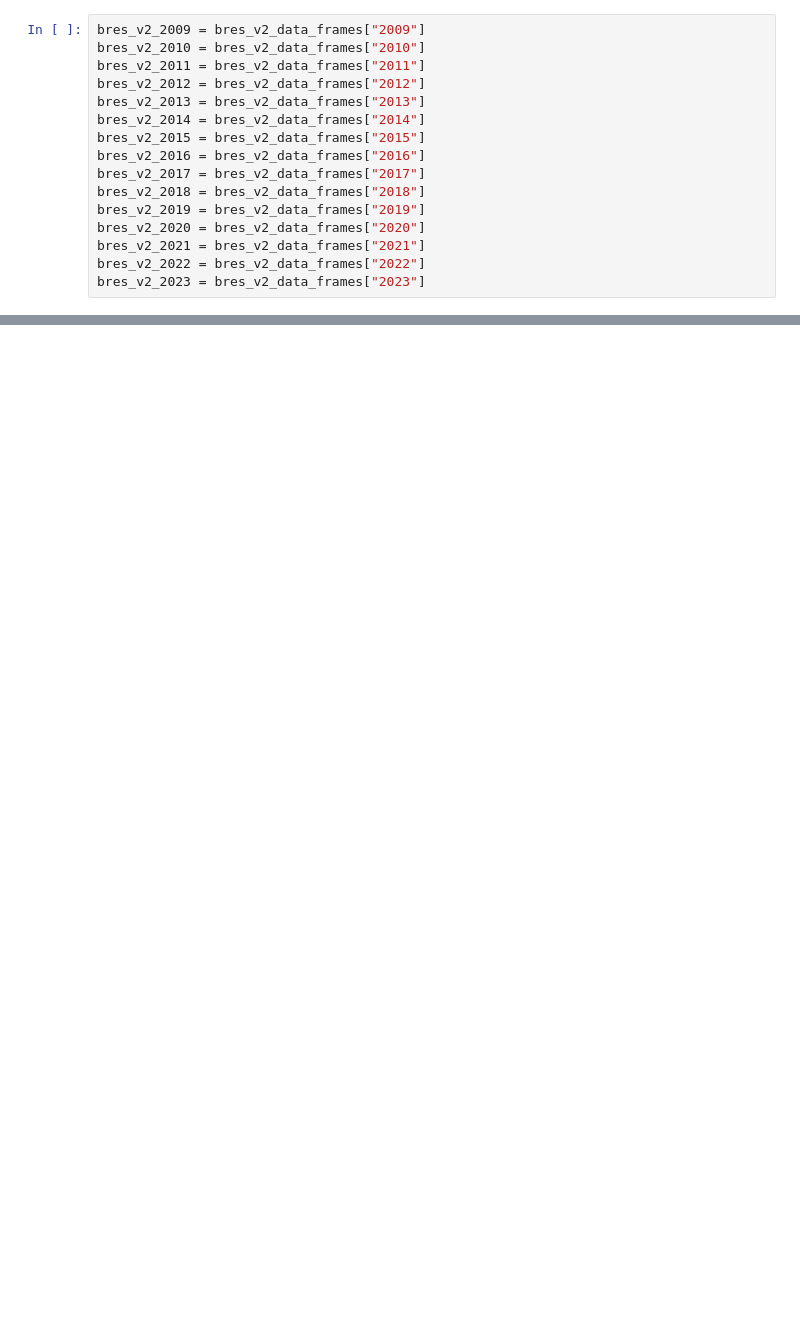
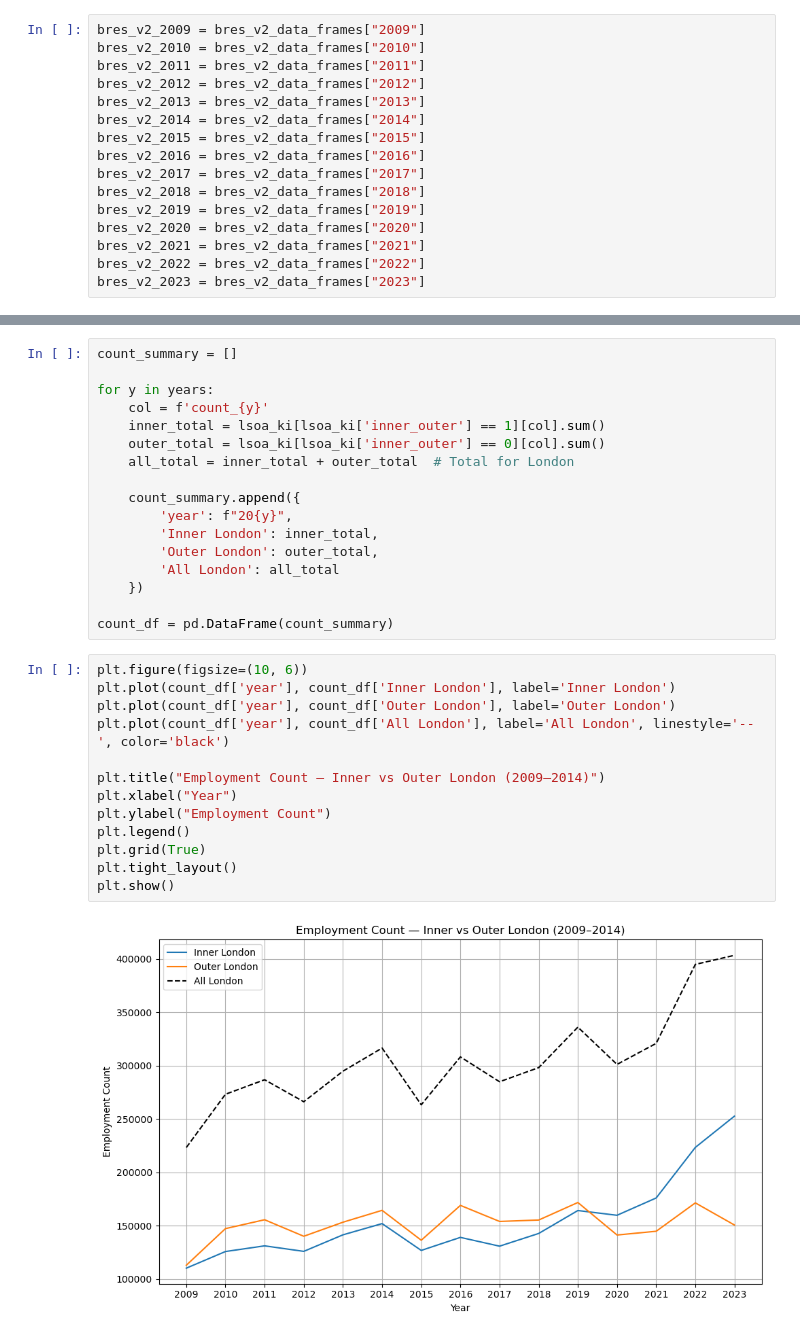
Before and after one commit to hanxiang270/Dissertation, a Jupyter notebook: Notebook_V2.ipynb, the cells around one changed output, grey strips where cells are left out. Cells and saved outputs as stored; diff of their text form; blank space fills up the shorter version.

```diff
--- a/Notebook_V2.ipynb
+++ b/Notebook_V2.ipynb
@@ -545,0 +1246,32 @@ Head:
+# %%
+count_summary = []
+
+for y in years:
+    col = f'count_{y}'
+    inner_total = lsoa_ki[lsoa_ki['inner_outer'] == 1][col].sum()
+    outer_total = lsoa_ki[lsoa_ki['inner_outer'] == 0][col].sum()
+    all_total = inner_total + outer_total  # Total for London
+
+    count_summary.append({
+        'year': f"20{y}",
+        'Inner London': inner_total,
+        'Outer London': outer_total,
+        'All London': all_total
+    })
+
+count_df = pd.DataFrame(count_summary)
+# %%
+plt.figure(figsize=(10, 6))
+plt.plot(count_df['year'], count_df['Inner London'], label='Inner London')
+plt.plot(count_df['year'], count_df['Outer London'], label='Outer London')
+plt.plot(count_df['year'], count_df['All London'], label='All London', linestyle='--', color='black')
+
+plt.title("Employment Count — Inner vs Outer London (2009–2014)")
+plt.xlabel("Year")
+plt.ylabel("Employment Count")
+plt.legend()
+plt.grid(True)
+plt.tight_layout()
+plt.show()
+# %% [output]
+[figure, added]
```
Also changed, not shown: parts of 68 cells of this notebook, 5 other files.
